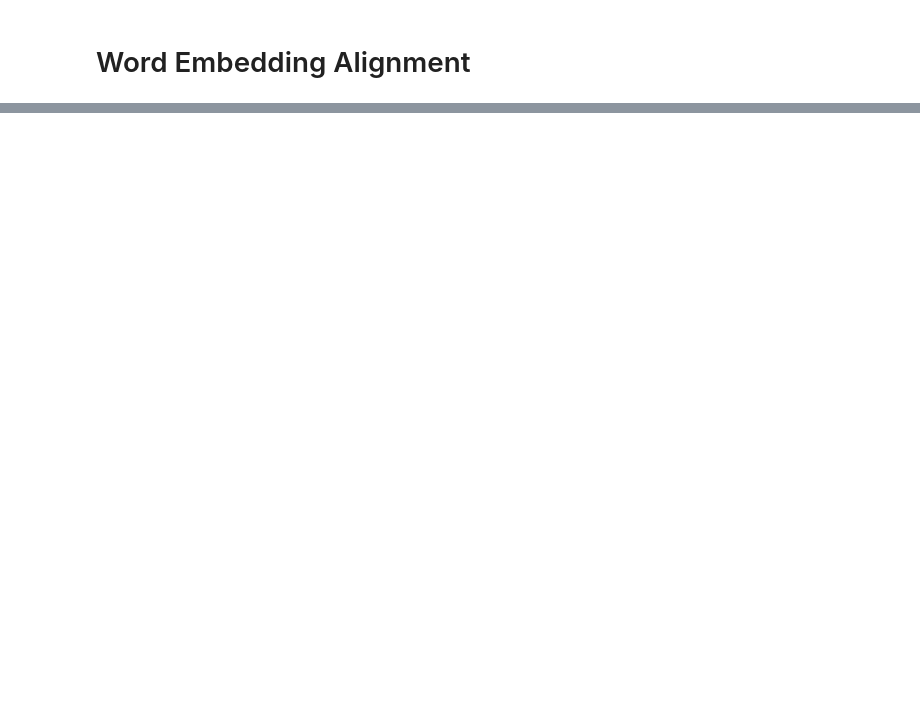
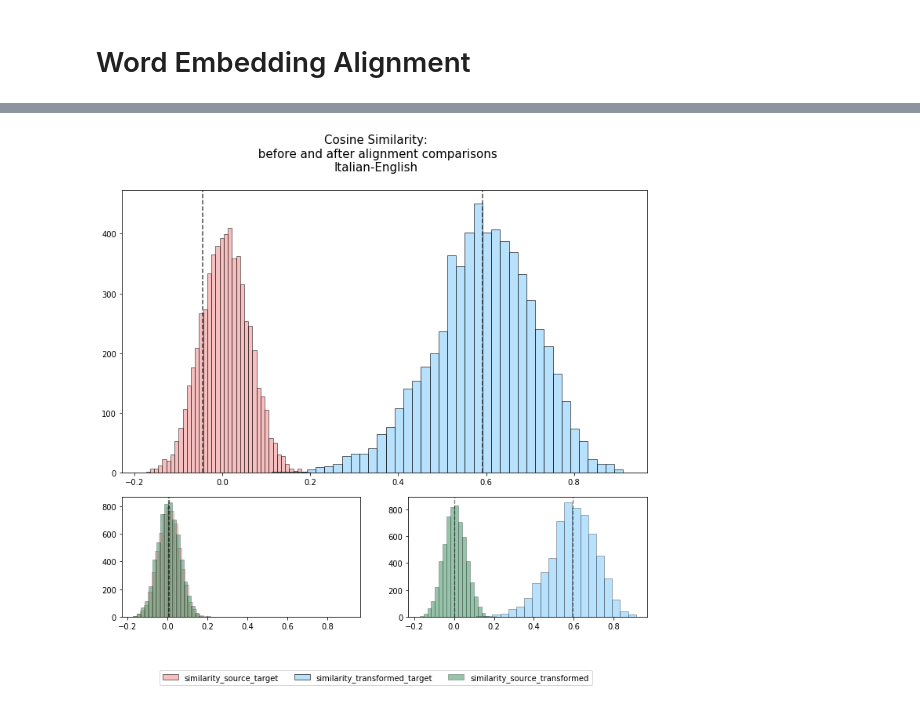
Before and after one commit to Datashack/tribedynamics, a Jupyter notebook: Code/Embeddings/alignment/embeddings_alignment.ipynb, the cells around one changed output, grey strips where cells are left out. Drawn from its saved outputs; the diff is of its cells as text; code cells hidden in the pictures; blank space fills up the shorter version.

```diff
--- a/Code/Embeddings/alignment/embeddings_alignment.ipynb
+++ b/Code/Embeddings/alignment/embeddings_alignment.ipynb
@@ -414,39 +379,41 @@ plt.savefig('Euclidean_Distance_Word_Embeddings_word2vec_ENG_IT_30k.png');
 # %%
-# Plot euclidian distances comparison eng-pt
+# Plot cosine similarities comparison before and after alignment
 fig = plt.figure(figsize=(12, 10))
 grid = plt.GridSpec(24, 4, hspace=0.5, wspace=0.5)
 main_ax = fig.add_subplot(grid[:16, 0:])
 x1_hist = fig.add_subplot(grid[-7:, :2], sharex=main_ax)
 x2_hist = fig.add_subplot(grid[-7:, 2:], sharex=main_ax)
 
-main_ax.hist(distance_source_target,
+main_ax.hist(similarity_source_target,
              color = "lightcoral", bins=40, alpha=.5,
-             edgecolor='black', linewidth=1, label='distance_source_target')
-main_ax.hist(distance_transformed_target,
+             edgecolor='black', linewidth=1, label='similarity_source_target')
+main_ax.hist(similarity_transformed_target,
              color = "lightskyblue", bins=40, alpha=0.6,
-             edgecolor='black', linewidth=1, label='distance_transformed_target')
-main_ax.axvline(np.mean(distance_source_target)-.05, color='black',alpha=0.7, linestyle='dashed', linewidth=1.5)
-main_ax.axvline(np.mean(distance_transformed_target), color='black',alpha=0.7, linestyle='dashed', linewidth=1.5)
+             edgecolor='black', linewidth=1, label='similarity_transformed_target')
+main_ax.axvline(np.mean(similarity_source_target)-.05, color='black',alpha=0.7, linestyle='dashed', linewidth=1.5)
+main_ax.axvline(np.mean(similarity_transformed_target), color='black',alpha=0.7, linestyle='dashed', linewidth=1.5)
 #main_ax.annotate(str(round(np.mean(distance_transformed_target),2)), xy=(2, 820), xytext=(4.55, 815))
 
-#ok
-x1_hist.hist(distance_source_target,
-             color = "lightcoral", bins=40, alpha=0.4,
+x1_hist.hist(similarity_source_target,
+             color = "lightcoral", bins=20, alpha=0.4,
              edgecolor='black', linewidth=.5) #, label='source_target'
-x1_hist.hist(distance_source_transformed,
-             color = "seagreen", bins=40, alpha=0.5,
-             edgecolor='black', linewidth=.5, label='distance_source_transformed')
-x1_hist.axvline(np.mean(distance_source_target), color='black',alpha=0.5, linestyle='dashed', linewidth=1.3)
-x1_hist.axvline(np.mean(distance_source_transformed), color='black',alpha=0.5, linestyle='dashed', linewidth=1.3)
+x1_hist.hist(similarity_source_transformed,
+             color = "seagreen", bins=20, alpha=0.5,
+             edgecolor='black', linewidth=.5, label='similarity_source_transformed')
+x1_hist.axvline(np.mean(similarity_source_target), color='black',alpha=0.5, linestyle='dashed', linewidth=1.3)
+x1_hist.axvline(np.mean(similarity_source_transformed), color='black',alpha=0.5, linestyle='dashed', linewidth=1.3)
 
-x2_hist.hist(distance_source_transformed,
-             color = "seagreen", bins=40, alpha=0.5,
+x2_hist.hist(similarity_source_transformed,
+             color = "seagreen", bins=20, alpha=0.5,
              edgecolor='black', linewidth=.5) #, label='source_transformed'
-x2_hist.hist(distance_transformed_target,
-             color = "lightskyblue", bins=40, alpha=0.6,
+x2_hist.hist(similarity_transformed_target,
+             color = "lightskyblue", bins=20, alpha=0.6,
              edgecolor='black', linewidth=.5) #, label='transformed_target'
-x2_hist.axvline(np.mean(distance_source_transformed), color='black',alpha=0.5, linestyle='dashed', linewidth=1.3)
-x2_hist.axvline(np.mean(distance_transformed_target), color='black',alpha=0.5, linestyle='dashed', linewidth=1.3)
+x2_hist.axvline(np.mean(similarity_source_transformed), color='black',alpha=0.5, linestyle='dashed', linewidth=1.3)
+x2_hist.axvline(np.mean(similarity_transformed_target), color='black',alpha=0.5, linestyle='dashed', linewidth=1.3)
 
 plt.figlegend(loc = 'lower center', ncol=3, labelspacing=0.5) #bbox_to_anchor=(1.1, 1.05)
-#plt.suptitle('Euclidean Distance:\n before and after alignment comparisons\nEnglish-Portuguese', fontsize=15);
+plt.suptitle('Cosine Similarity:\n before and after alignment comparisons\nItalian-English', fontsize=15);
+#plt.savefig('Cosine_Similarity_Word_Embeddings_word2vec_ENG_IT_30k.png');
+# %% [output]
+[figure, added]
```
Also changed, not shown: parts of 54 cells of this notebook.
